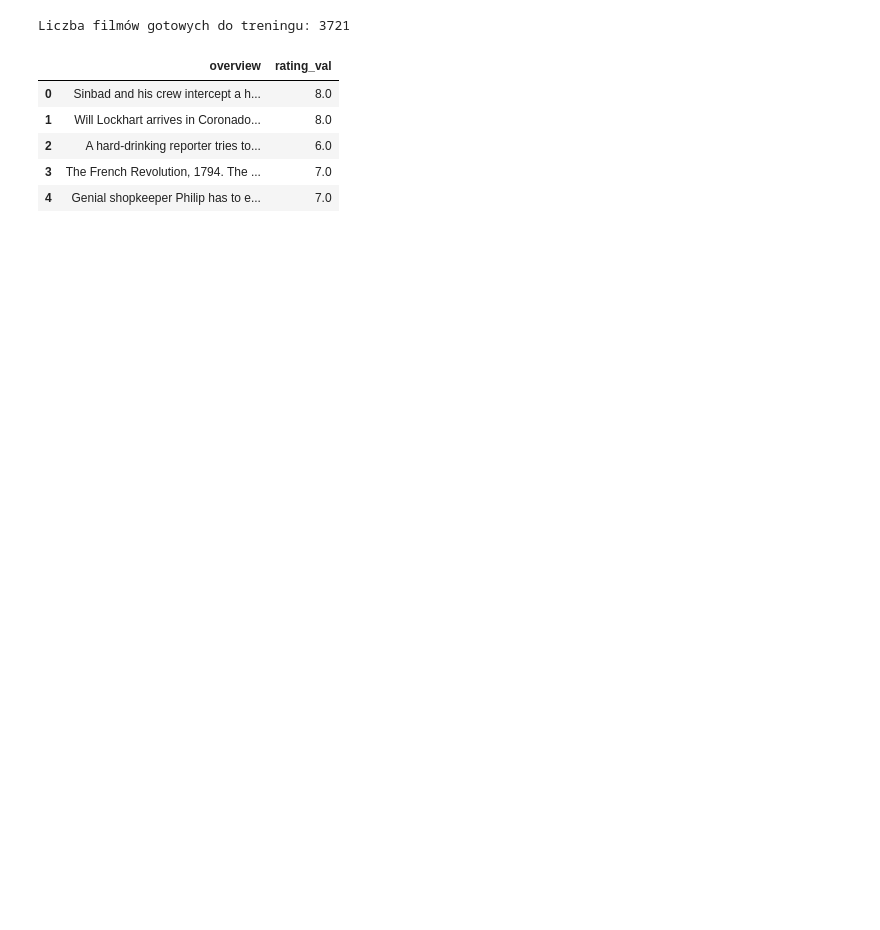
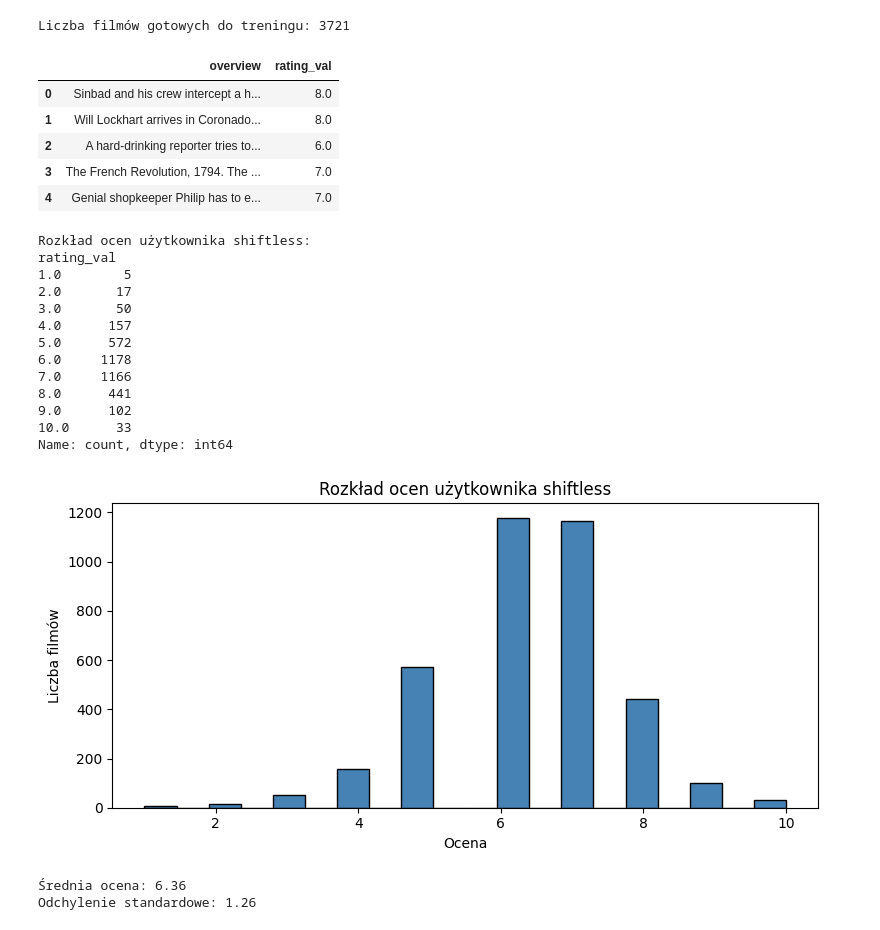
Before and after one commit to skill3472/ProjektPythonVistula2026, a Jupyter notebook: src/finetuning.ipynb, the cells around one changed output. Saved outputs shown, nothing was run; the diff lists cells and outputs as text; code cells hidden in the pictures; blank space fills up the shorter version.

```diff
--- a/src/finetuning.ipynb
+++ b/src/finetuning.ipynb
@@ -41,3 +57,36 @@ Liczba filmów gotowych do treningu: 3721
 | 2 | A hard-drinking reporter tries to... | 6.0 |
 | 3 | The French Revolution, 1794. The ... | 7.0 |
 | 4 | Genial shopkeeper Philip has to e... | 7.0 |
+# %%
+import matplotlib.pyplot as plt
+
+print(f"Rozkład ocen użytkownika {chosen_user}:")
+print(final_dataset["rating_val"].value_counts().sort_index())
+
+plt.figure(figsize=(8, 4))
+plt.hist(final_dataset["rating_val"], bins=20, color="steelblue", edgecolor="black")
+plt.title(f"Rozkład ocen użytkownika {chosen_user}")
+plt.xlabel("Ocena")
+plt.ylabel("Liczba filmów")
+plt.tight_layout()
+plt.show()
+
+print(f"\nŚrednia ocena: {final_dataset['rating_val'].mean():.2f}")
+print(f"Odchylenie standardowe: {final_dataset['rating_val'].std():.2f}")
+# %% [output]
+Rozkład ocen użytkownika shiftless:
+rating_val
+1.0        5
+2.0       17
+3.0       50
+4.0      157
+5.0      572
+6.0     1178
+7.0     1166
+8.0      441
+9.0      102
+10.0      33
+Name: count, dtype: int64
+[figure, added]
+Średnia ocena: 6.36
+Odchylenie standardowe: 1.26
```
Also changed, not shown: parts of 13 cells of this notebook, 3 other files.
